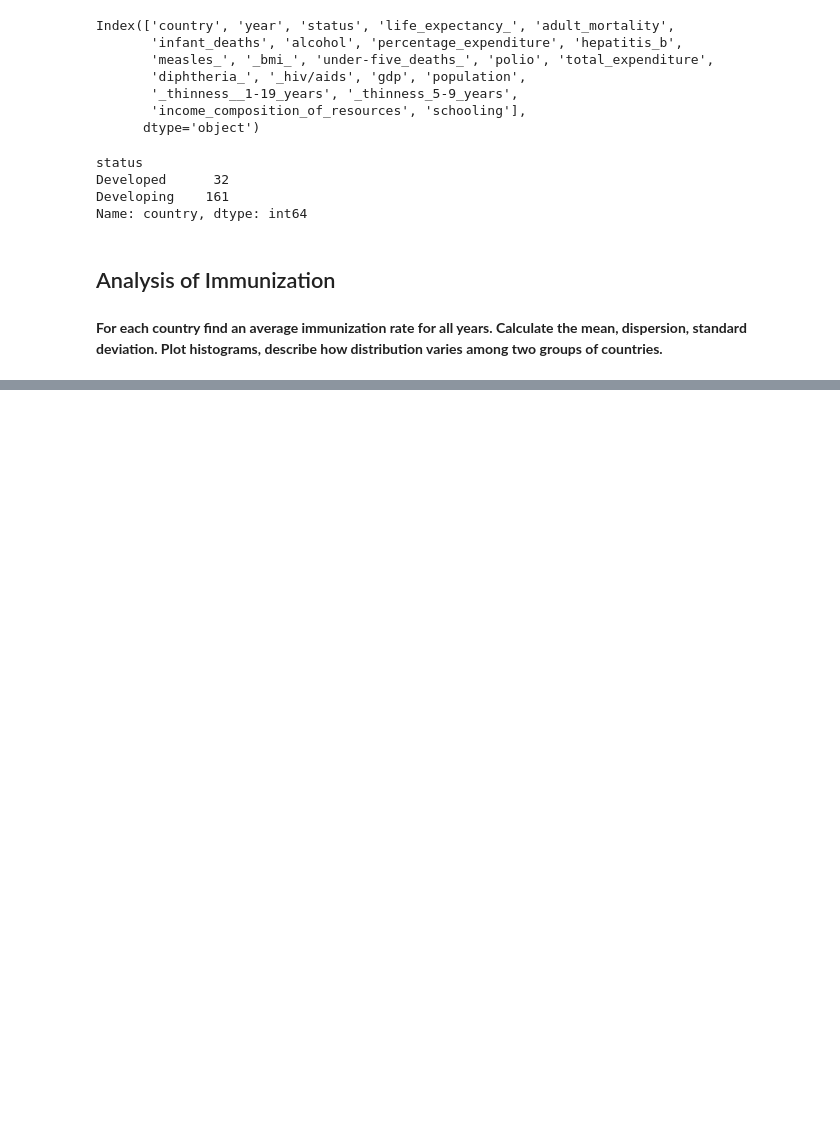
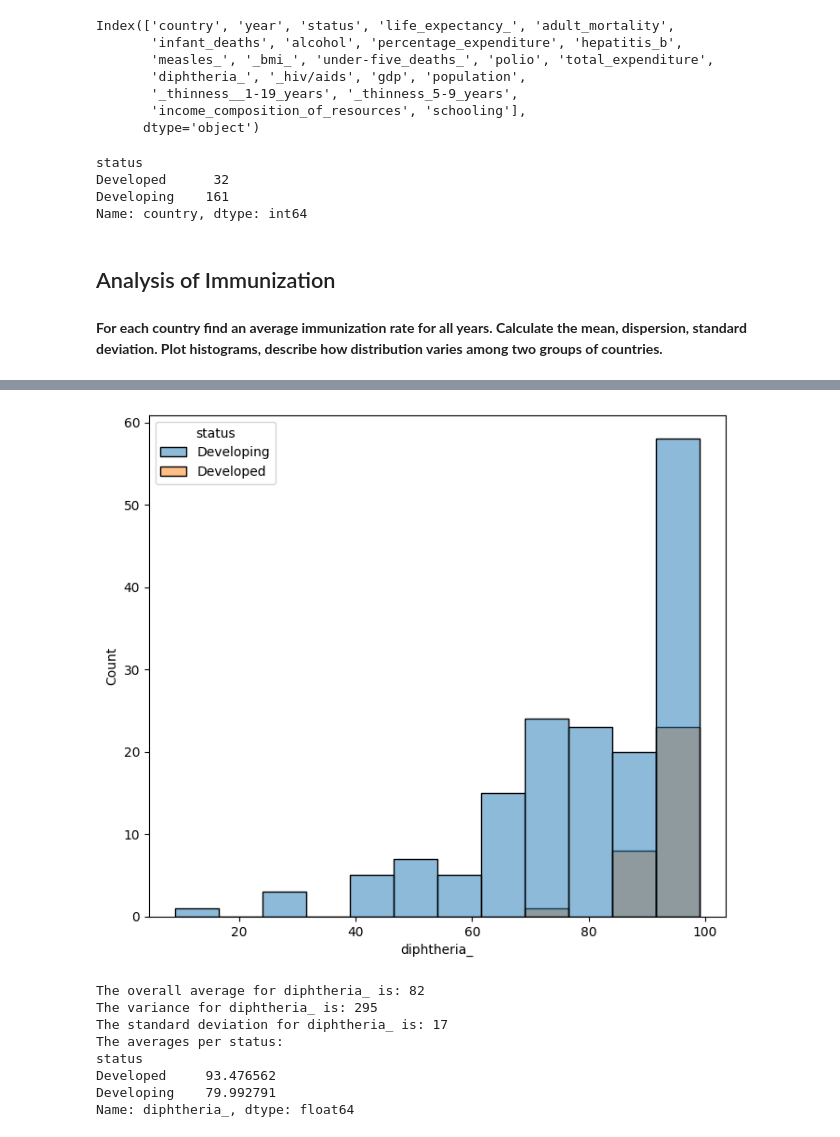
Before and after one commit to dapierrot21/life_exp_sda, a Jupyter notebook: Life_Expectancy_Statistical_Data_Analysis.ipynb, the cells around one changed output, grey strips where cells are left out. Saved outputs shown, nothing was run; the diff lists cells and outputs as text; code cells hidden in the pictures; blank space fills up the shorter version.

```diff
--- a/Life_Expectancy_Statistical_Data_Analysis.ipynb
+++ b/Life_Expectancy_Statistical_Data_Analysis.ipynb
@@ -85,0 +115,12 @@ Name: country, dtype: int64
+# %%
+immunization_stat('diphtheria_')
+# %% [output]
+[figure, added]
+The overall average for diphtheria_ is: 82
+The variance for diphtheria_ is: 295
+The standard deviation for diphtheria_ is: 17
+The averages per status:
+status
+Developed     93.476562
+Developing    79.992791
+Name: diphtheria_, dtype: float64
```
Also changed, not shown: parts of 6 cells of this notebook.
